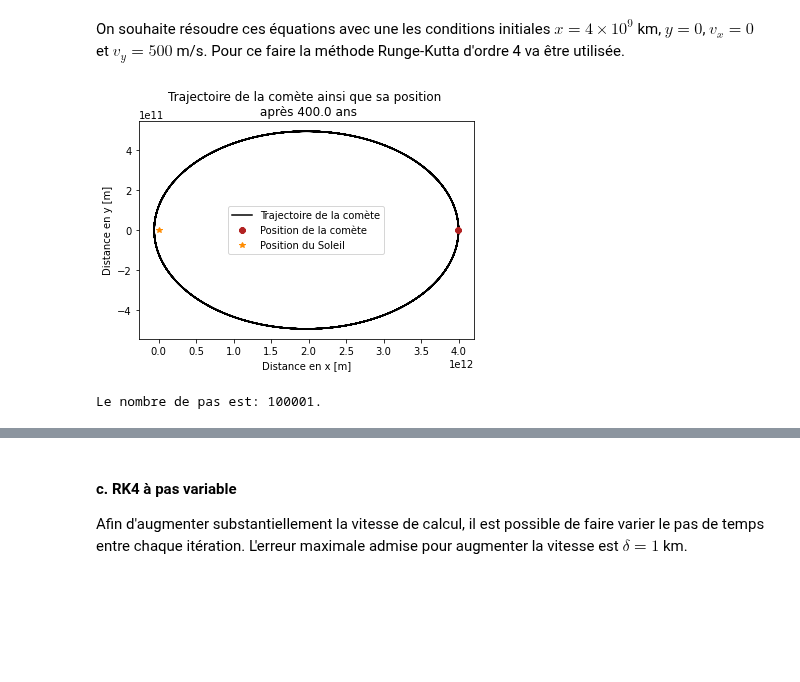
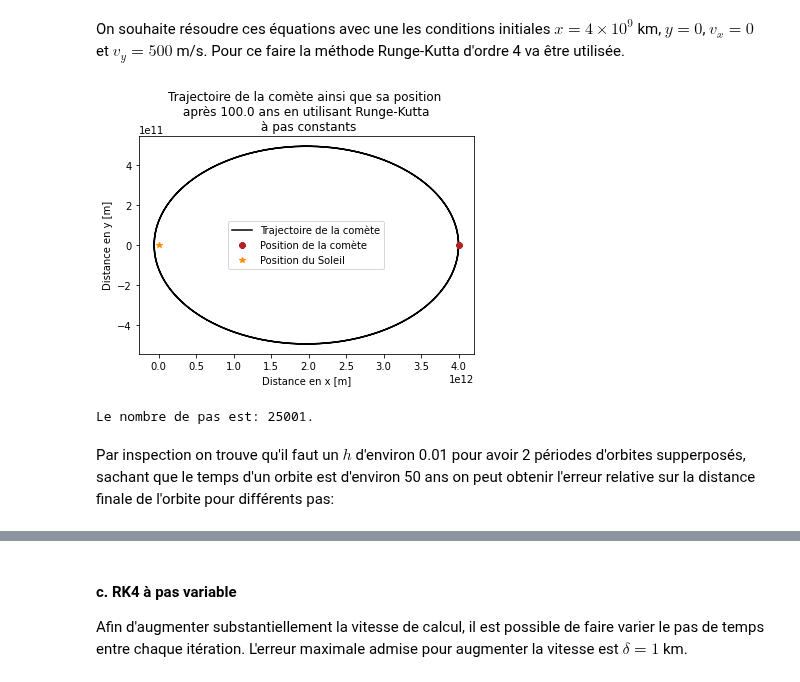
Before and after one commit to essheh/PHYZ_NUM, a Jupyter notebook: TP3/TP3_Boissinnot_Gaudreault_LessardH.ipynb, the cells around one changed output, grey strips where cells are left out. Saved outputs shown, nothing was run; the diff lists cells and outputs as text; code cells hidden in the pictures; blank space fills up the shorter version.

Commit message:
FINI Comète

```diff
--- a/TP3/TP3_Boissinnot_Gaudreault_LessardH.ipynb
+++ b/TP3/TP3_Boissinnot_Gaudreault_LessardH.ipynb
@@ -94,34 +94,36 @@ def orbit_constant_step(x, y, v_x, v_y, t, h):
     #We use the Runge-Kutta method
     for t in t_points:
         x_points.append(r[0])
         y_points.append(r[1])
         r += Runge_Kutta(f, r, h)
 
     return x_points, y_points, t_points
 
 
 #Parameters
 
 x = 4*10**12 #[m]
 y = 0
 v_x = 0
-v_y = 1000*(365.2422*24*60*60) # [m/year]
+v_y = 1000*(365.25*24*60*60) # [m/year]
 t = 100 #[year]
 h = 0.004
 
 x_points, y_points, t_points = orbit_constant_step(x, y, v_x, v_y, t, h)
 
 #Graph
 
 plt.plot(x_points, y_points, color = "Black", label = "Trajectoire de la comète")
 plt.plot(x_points[-1], y_points[-1], color = "firebrick", label = "Position de la comète", marker='8', linestyle = 'None')
 plt.plot(0, 0, color = 'darkorange', marker='*', linestyle = 'None', label = "Position du Soleil")
 plt.xlabel("Distance en x [m]")
 plt.ylabel("Distance en y [m]")
-plt.title("Trajectoire de la comète ainsi que sa position \n après {} ans".format(t_points[-1]))
+plt.title("Trajectoire de la comète ainsi que sa position \n après {} ans en utilisant Runge-Kutta \n à pas constants".format(t_points[-1]))
 plt.legend()
 plt.show()
 print("Le nombre de pas est: {}.".format(len(t_points)))
 # %% [output]
-[figure, old version]
+[figure, new version]
-Le nombre de pas est: 100001.
+Le nombre de pas est: 25001.
+# %% [markdown]
+Par inspection on trouve qu'il faut un $h$ d'environ 0.01 pour avoir 2 périodes d'orbites supperposés, sachant que le temps d'un orbite est d'environ 50 ans on peut obtenir l'erreur relative sur la distance finale de l'orbite pour différents pas:
```
Also changed, not shown: parts of 8 cells of this notebook, 1 other file.
